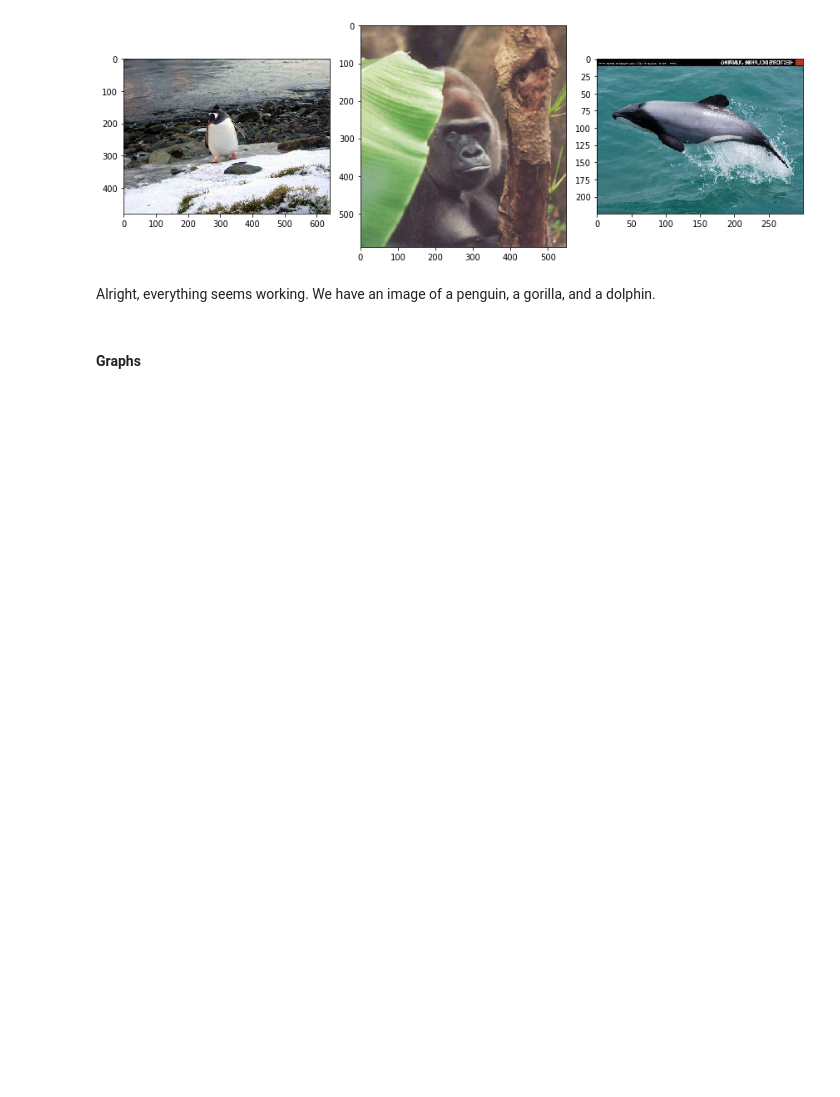
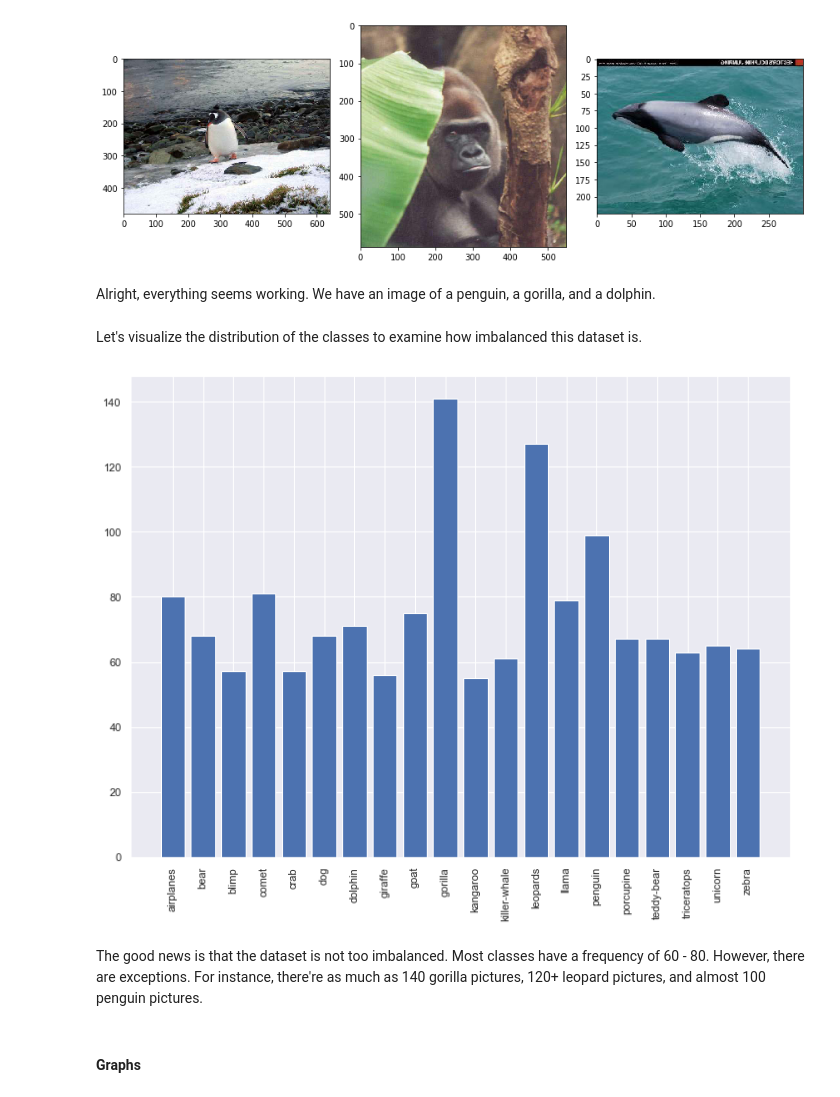
Before and after one commit to JRChow/data-200-grad-proj, a Jupyter notebook: GradProject_NB2.ipynb, the cells around one changed output. Cells and saved outputs as stored; diff of their text form; code cells hidden in the pictures; blank space fills up the shorter version.

```diff
--- a/GradProject_NB2.ipynb
+++ b/GradProject_NB2.ipynb
@@ -71,6 +74,20 @@ Label = dolphin
 [figure]
 # %% [markdown]
 Alright, everything seems working. We have an image of a penguin, a gorilla, and a dolphin.
+# %% [markdown]
+Let's visualize the distribution of the classes to examine how imbalanced this dataset is.
+# %%
+sns.set()
+train = learning.copy()
+train["name"] = train["Encodings"].apply(lambda x: labels["labels"][x])
+plt.figure(figsize=(12, 9))
+class_dist = train.groupby("name").size()
+plt.bar(x=class_dist.index, height=class_dist.values)
+plt.xticks(rotation=90);
+# %% [output]
+[figure, added]
+# %% [markdown]
+The good news is that the dataset is not too imbalanced. Most classes have a frequency of 60 - 80. However, there are exceptions. For instance, there're as much as 140 gorilla pictures, 120+ leopard pictures, and almost 100 penguin pictures.
 # %% [markdown]
 <h4> Graphs </h4>
 # %% [markdown]
```
Also changed, not shown: parts of 13 cells of this notebook.
